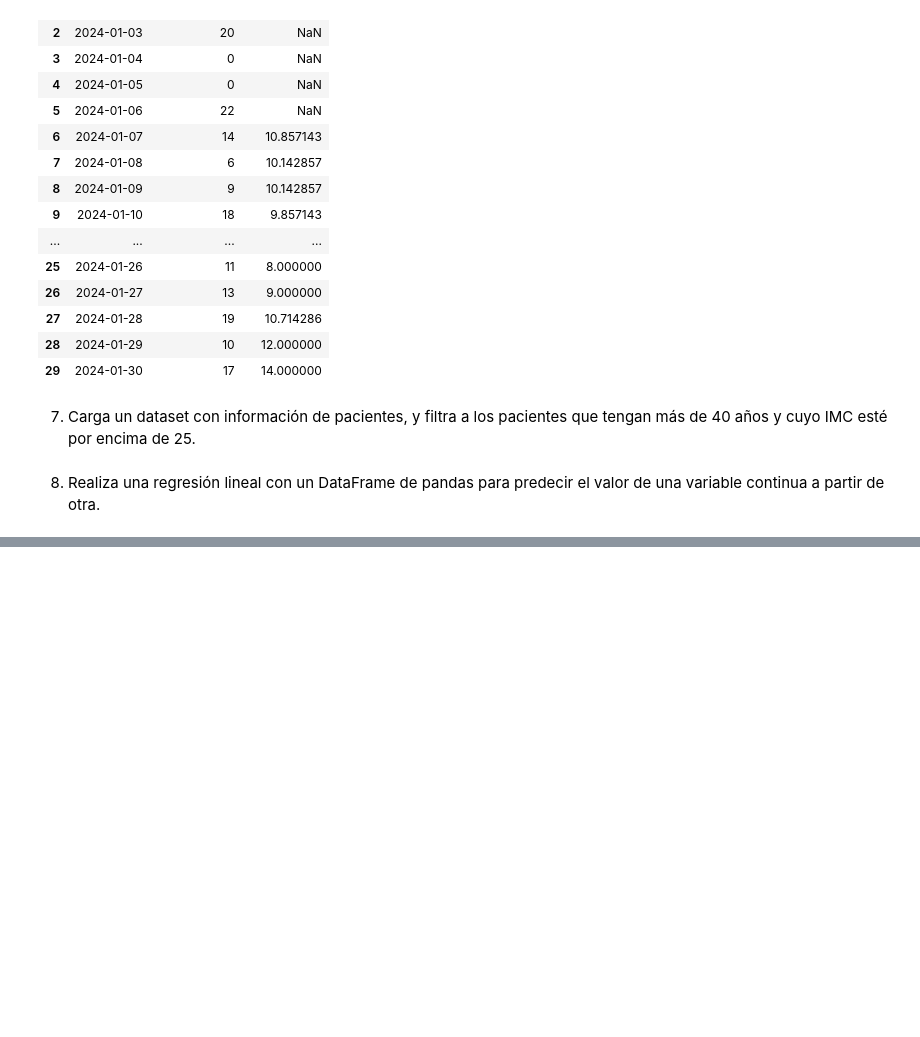
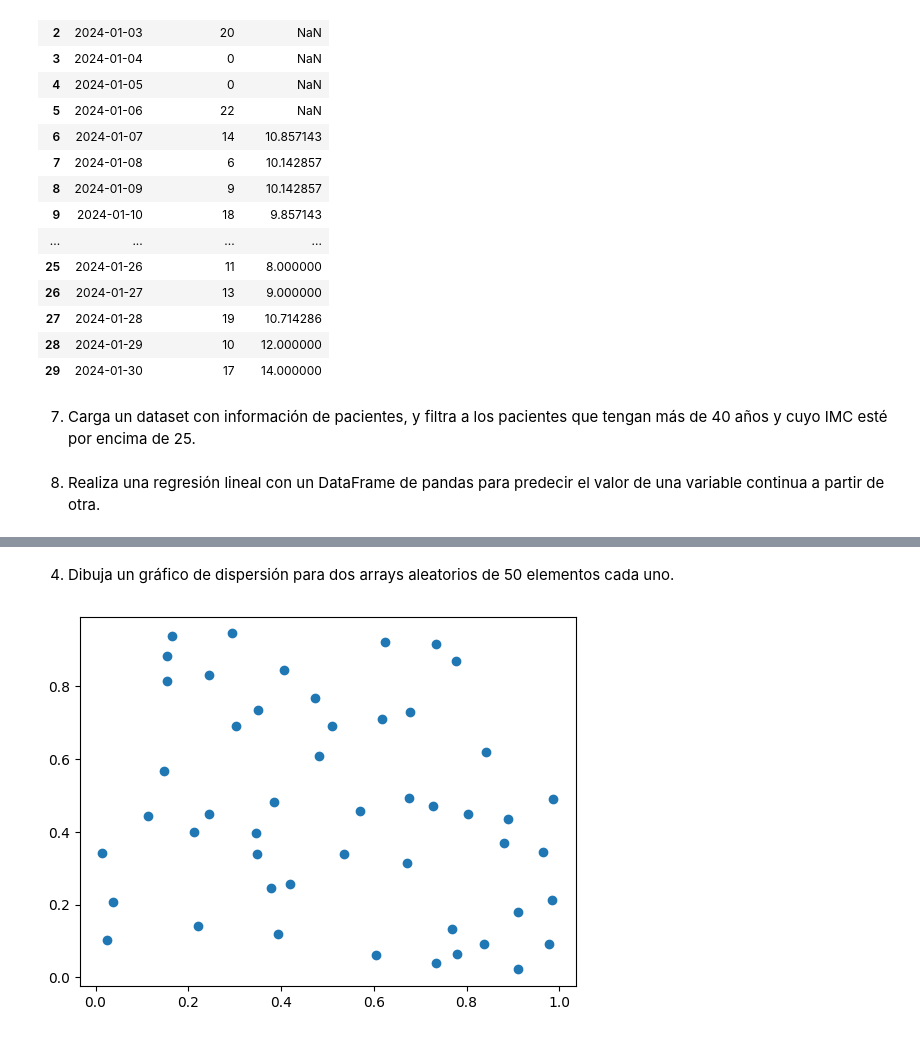
Before and after one commit to itsFDavid/Simulacion, a Jupyter notebook: Practices/Practices.ipynb, the cells around one changed output, grey strips where cells are left out. Saved outputs shown, nothing was run; the diff lists cells and outputs as text; code cells hidden in the pictures; blank space fills up the shorter version.

```diff
--- a/Practices/Practices.ipynb
+++ b/Practices/Practices.ipynb
@@ -248,0 +286,9 @@ Coeficiente: [[0.6]], Intercepto: [2.2]
+# %% [markdown]
+4. Dibuja un gráfico de dispersión para dos arrays aleatorios de 50 elementos cada uno.
+# %%
+a = np.random.rand(50)
+b = np.random.rand(50)
+plt.scatter(a, b)
+plt.show()
+# %% [output]
+[figure, added]
```
Also changed, not shown: parts of 8 cells of this notebook.
